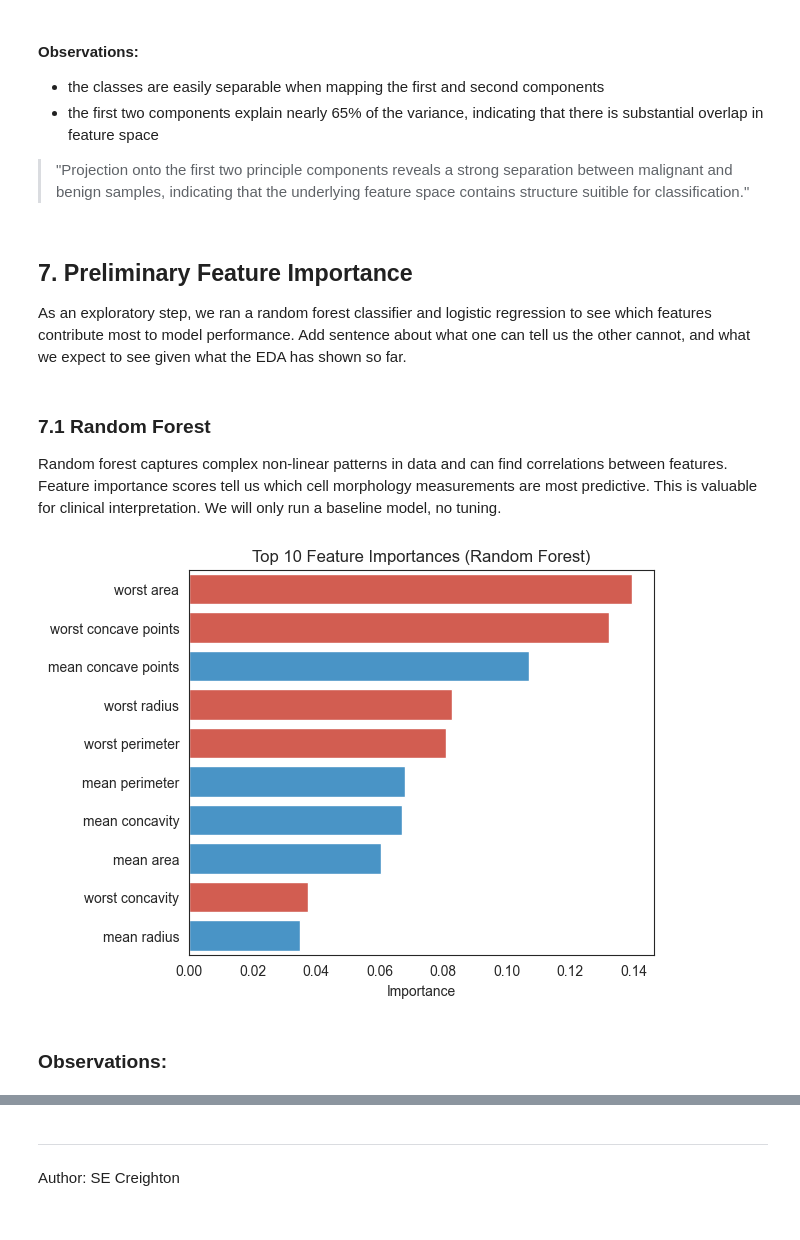
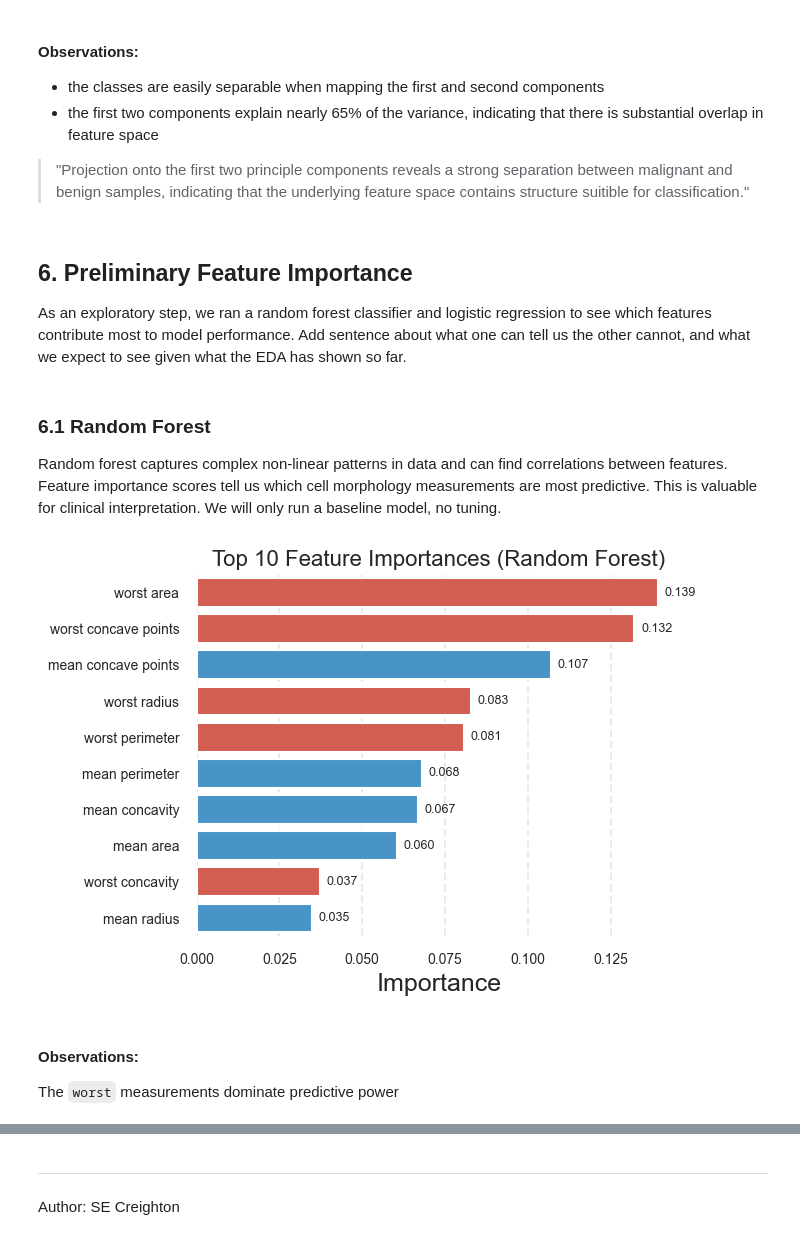
Before and after one commit to sarahcreighton/breast-cancer-classifier, a Jupyter notebook: notebooks/01_eda.ipynb, the cells around one changed output, grey strips where cells are left out. Drawn from its saved outputs; the diff is of its cells as text; code cells hidden in the pictures.

Commit message:
completed MVP eda, more plotting functions for visualization.py

```diff
--- a/notebooks/01_eda.ipynb
+++ b/notebooks/01_eda.ipynb
@@ -314,40 +289,16 @@ vis.plot_pca(df, palette=cols)
 
 > "Projection onto the first two principle components reveals a strong separation between malignant and benign samples, indicating that the underlying feature space contains structure suitible for classification."
 # %% [markdown]
-## 7. Preliminary Feature Importance
+## 6. Preliminary Feature Importance
 As an exploratory step, we ran a random forest classifier and logistic regression to see which features contribute most to model performance. Add sentence about what one can tell us the other cannot, and what we expect to see given what the EDA has shown so far.
 # %% [markdown]
-### 7.1 Random Forest
+### 6.1 Random Forest
 Random forest captures complex non-linear patterns in data and can find correlations between features. Feature importance scores tell us which cell morphology measurements are most predictive. This is valuable for clinical interpretation. We will only run a baseline model, no tuning.
 # %%
-X = df.drop(columns = "diagnosis")
-y = df["diagnosis"].map({"malignant": 0, "benign": 1})
-
-rf = RandomForestClassifier(random_state = 42)
-rf.fit(X, y)
-
-importances = pd.Series(rf.feature_importances_, index = X.columns)
-top10 = importances.sort_values(ascending = False).head(10)
-
-pal = [
-    measures_cols[next(m for m in measures if m in f)]
-    for f in top10.index
-]
-
-plt.figure(figsize=(6,5))
-sns.barplot(
-    x = top10.values,
-    y = top10.index,
-    hue = top10.index,
-    palette = pal,
-    legend = False
-)
-plt.title("Top 10 Feature Importances (Random Forest)")
-plt.xlabel("Importance")
-plt.ylabel(None)
-plt.show()
+vis.plot_rf_feature_importance(df, measures=measures, measures_cols=measures_cols)
 # %% [output]
-[figure, old version]
+[figure, new version]
 # %% [markdown]
-### Observations:
+#### Observations:
+The `worst` measurements dominate predictive power
 # %% [markdown]
```
Also changed, not shown: parts of 14 cells of this notebook, 1 other file.
